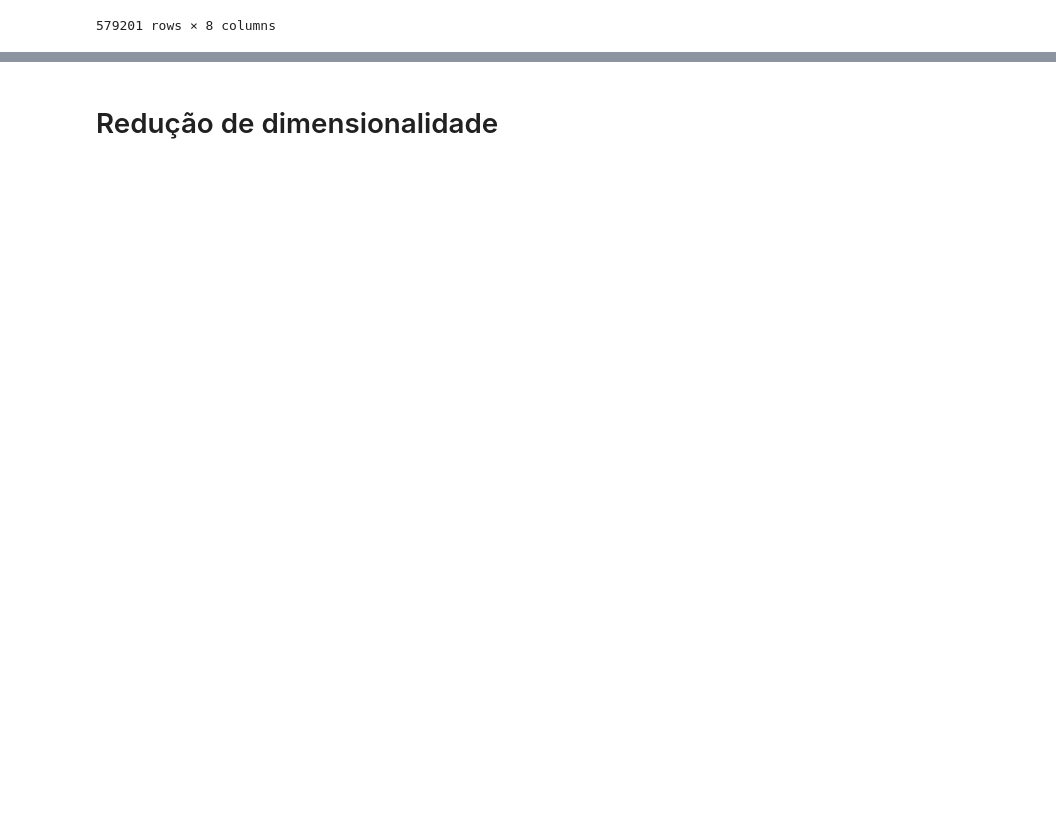
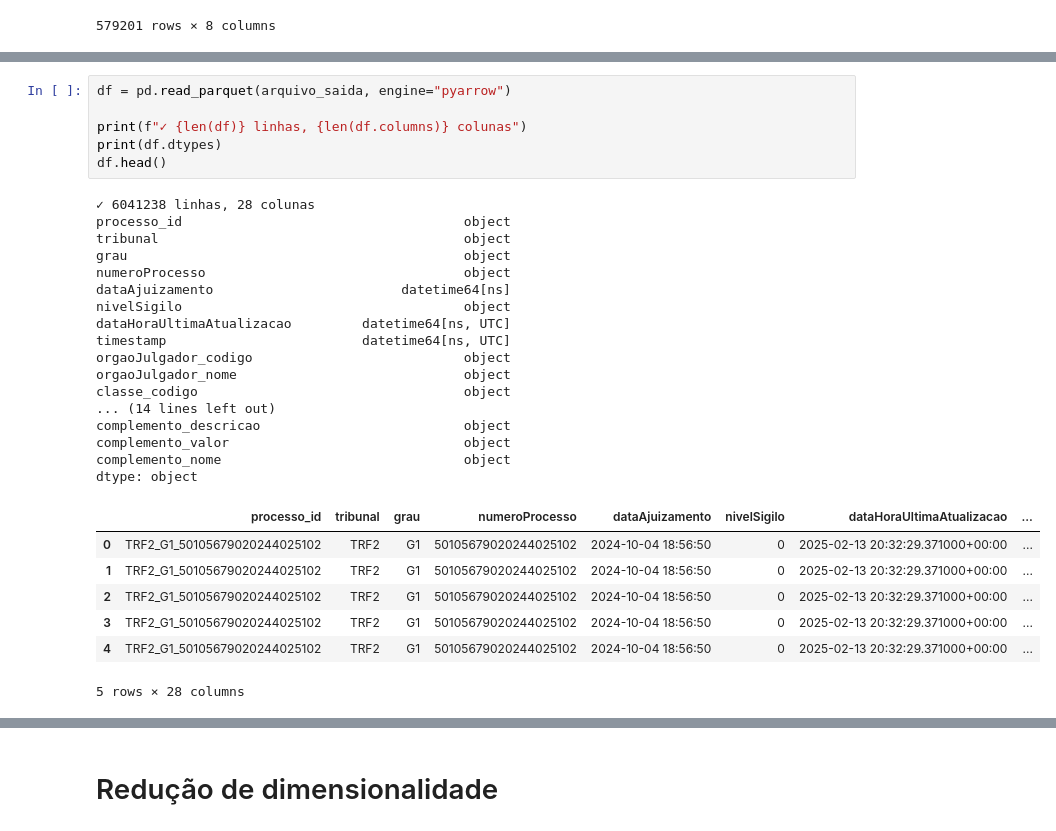
Before and after one commit to machadolopes/DataJud, a Jupyter notebook: DATAJUD_API_v_final.ipynb, the cells around one changed output, grey strips where cells are left out. Saved outputs shown, nothing was run; the diff lists cells and outputs as text; blank space fills up the shorter version.

```diff
--- a/DATAJUD_API_v_final.ipynb
+++ b/DATAJUD_API_v_final.ipynb
@@ -809,0 +726,31 @@ processos_com_classe.head()
+# %%
+df = pd.read_parquet(arquivo_saida, engine="pyarrow")
+
+print(f"✓ {len(df)} linhas, {len(df.columns)} colunas")
+print(df.dtypes)
+df.head()
+# %% [output]
+✓ 6041238 linhas, 28 colunas
+processo_id                                    object
+tribunal                                       object
+grau                                           object
+numeroProcesso                                 object
+dataAjuizamento                        datetime64[ns]
+nivelSigilo                                    object
+dataHoraUltimaAtualizacao         datetime64[ns, UTC]
+timestamp                         datetime64[ns, UTC]
+orgaoJulgador_codigo                           object
+orgaoJulgador_nome                             object
+classe_codigo                                  object
+... (14 lines left out)
+complemento_descricao                          object
+complemento_valor                              object
+complemento_nome                               object
+dtype: object
+|  | processo_id | tribunal | grau | numeroProcesso | dataAjuizamento | nivelSigilo | dataHoraUltimaAtualizacao | ... |
+| 0 | TRF2_G1_50105679020244025102 | TRF2 | G1 | 50105679020244025102 | 2024-10-04 18:56:50 | 0 | 2025-02-13 20:32:29.371000+00:00 | ... |
+| 1 | TRF2_G1_50105679020244025102 | TRF2 | G1 | 50105679020244025102 | 2024-10-04 18:56:50 | 0 | 2025-02-13 20:32:29.371000+00:00 | ... |
+| 2 | TRF2_G1_50105679020244025102 | TRF2 | G1 | 50105679020244025102 | 2024-10-04 18:56:50 | 0 | 2025-02-13 20:32:29.371000+00:00 | ... |
+| 3 | TRF2_G1_50105679020244025102 | TRF2 | G1 | 50105679020244025102 | 2024-10-04 18:56:50 | 0 | 2025-02-13 20:32:29.371000+00:00 | ... |
+| 4 | TRF2_G1_50105679020244025102 | TRF2 | G1 | 50105679020244025102 | 2024-10-04 18:56:50 | 0 | 2025-02-13 20:32:29.371000+00:00 | ... |
+5 rows × 28 columns
```
Also changed, not shown: parts of 22 cells of this notebook.
